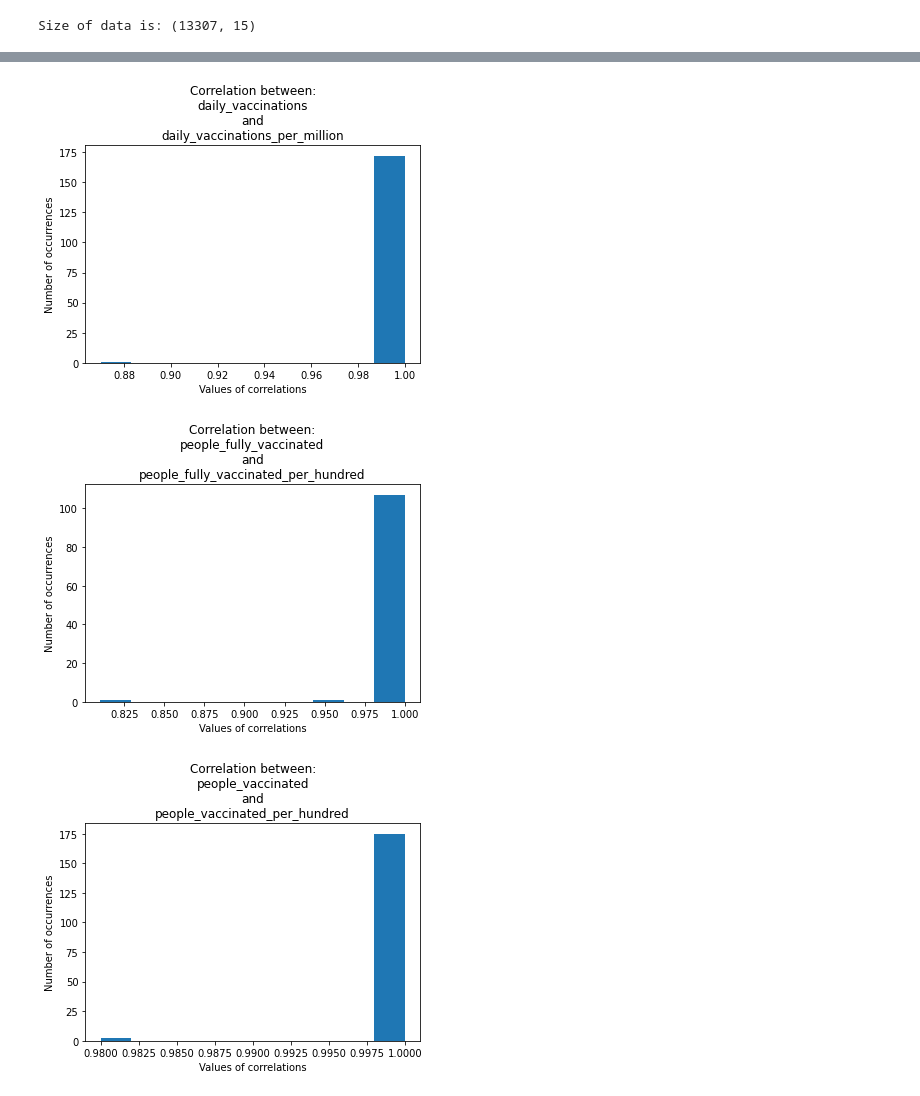
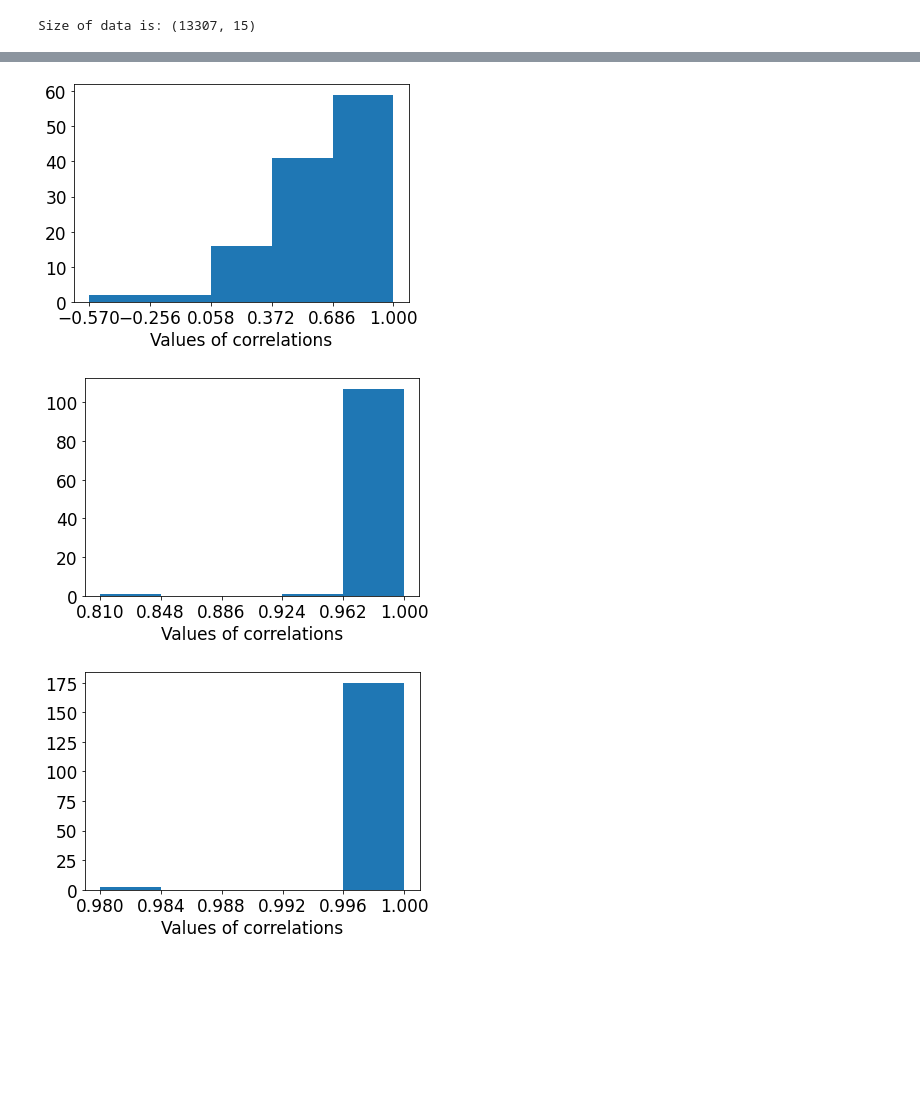
Before and after one commit to GeoMarek/PG_DataMining, a Jupyter notebook: EmptyValues.ipynb, the cells around one changed output, grey strips where cells are left out. Cells and saved outputs as stored; diff of their text form; code cells hidden in the pictures; blank space fills up the shorter version.

```diff
--- a/EmptyValues.ipynb
+++ b/EmptyValues.ipynb
@@ -11,7 +11,7 @@ import datetime
 from tqdm import tqdm
 import os
 # %%
-vaccinations = pd.read_csv(os.path.join(
+df = pd.read_csv(os.path.join(
     os.getcwd(),
     "data",
     "country_vaccinations.csv"))
@@ -49,52 +49,53 @@ def getCorrInCountryBetween(attr1, attr2, country, df):
     df = df[df[attr1].notna()]
     df = df[df[attr2].notna()]
     # take only two columns from one country
-    df = df.loc[vaccinations['country'] == country]
+    df = df.loc[df['country'] == country]
     df = df[[attr1, attr2]]
     # calc correlation and take it
     res = df.corr()
     res = round(res.loc[attr1, attr2], 2)
     # result
     # print(f"In {country} correlation between {attr1} and {attr2} is equivalent to {res}")
     return res
 
-def makeCorrelationHistogramFor(attr1, attr2, df):
+def makeCorrelationHistogramFor(attr1, attr2, df, retVal=False):
     correlations = []
-    for country in vaccinations.country.unique():
+    for country in df.country.unique():
         corr = getCorrInCountryBetween(attr1, attr2, country, df)
         if corr:
             correlations.append(corr)
-    plt.hist(correlations)
-    plt.title(f"Correlation between:\n{attr1}\nand\n{attr2}")
-    plt.ylabel("Number of occurrences")
-    plt.xlabel("Values of correlations")
+    if retVal:
+        return correlations
+    counts, bins, bars = plt.hist(correlations, bins=5)
+
+    # plt.title(f"Correlation between:\n{attr1}\nand\n{attr2}", fontsize=20)
+    plt.xlabel("Values of correlations", fontsize=17)
+    plt.xticks(fontsize=17)
+    plt.yticks(fontsize=17)
+    plt.xticks(bins)
     plt.show()
+
 
 # 226 NaN in both columns
 makeCorrelationHistogramFor('daily_vaccinations',
-                            'daily_vaccinations_per_million',
-                            vaccinations)
+                            'daily_vaccinations_raw',
+                            df)
 
 # 8069 NaN in both columns
 makeCorrelationHistogramFor('people_fully_vaccinated',
                             'people_fully_vaccinated_per_hundred',
-                            vaccinations)
+                            df)
 
 # 6069 NaN in both columns
 makeCorrelationHistogramFor('people_vaccinated',
                             'people_vaccinated_per_hundred',
-                            vaccinations)
+                            df)
 
 # 5390 NaN in both columns
 makeCorrelationHistogramFor('total_vaccinations',
                             'total_vaccinations_per_hundred',
-                            vaccinations)
-
-# # this is one single column
-# makeCorrelationHistogramFor('daily_vaccinations_raw',
-#                             'daily_vaccinations',
-#                             vaccinations)
+                            df)
 # %% [output]
-[figure, old version]
+[figure, new version]
-[figure, old version]
+[figure, new version]
-[figure, old version]
+[figure, new version]
```
Also changed, not shown: parts of 10 cells of this notebook, 11 other files.
